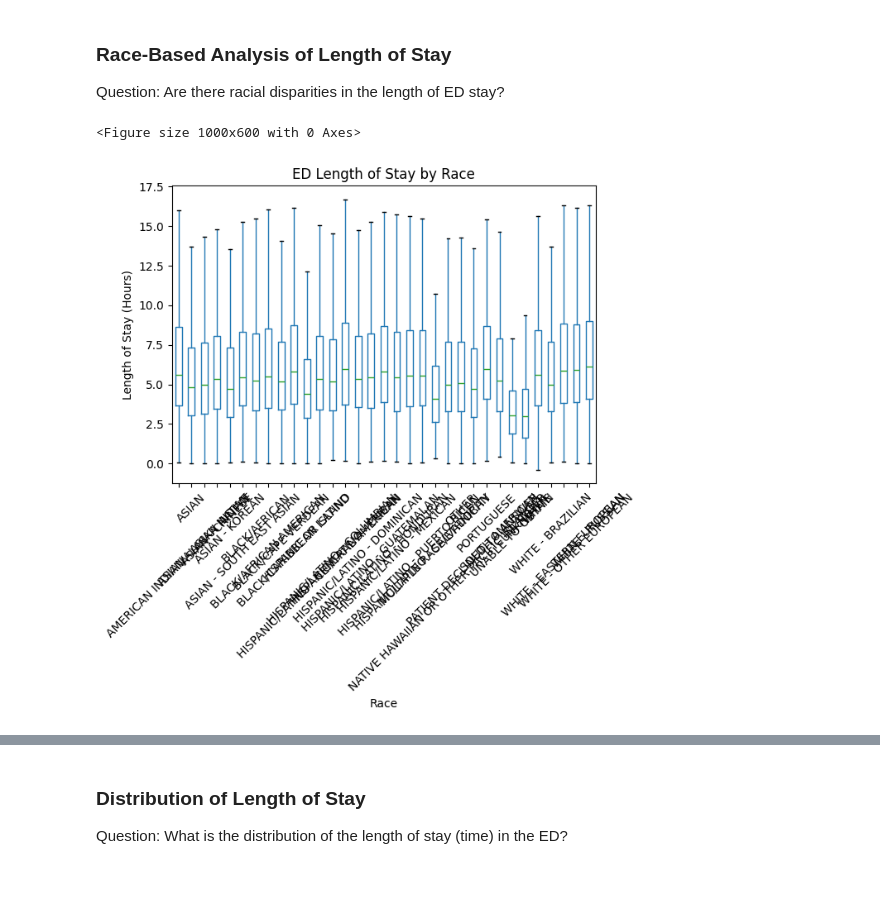
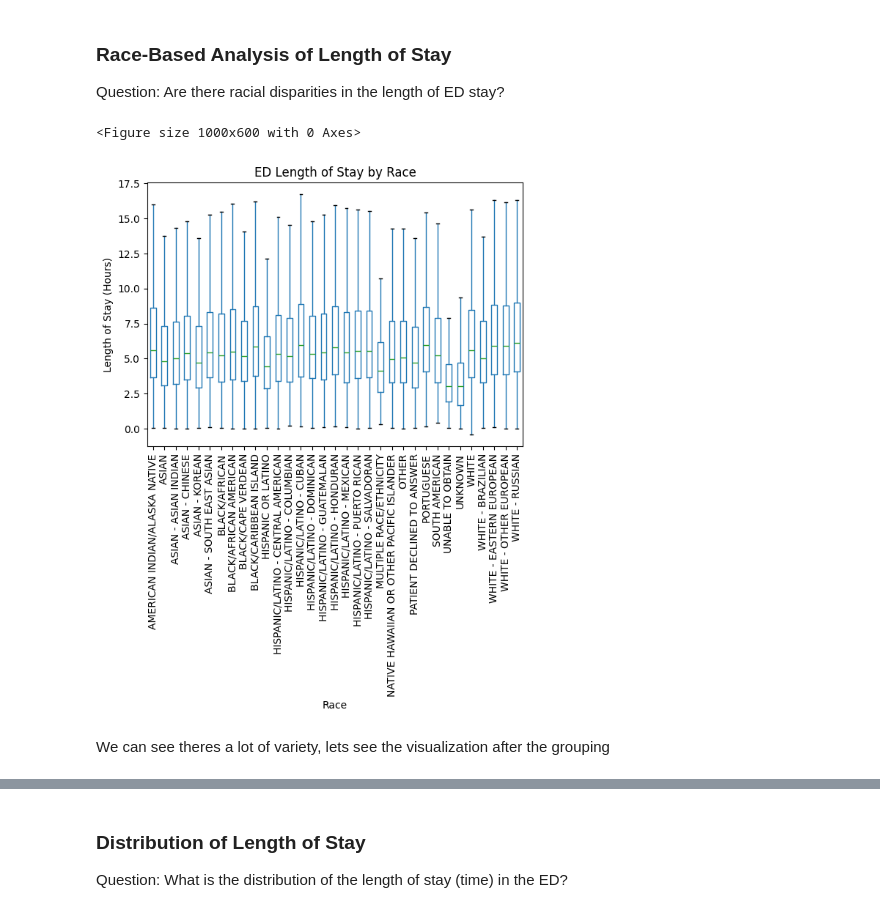
Before and after one commit to JewelsHovan/Milestone-I, a Jupyter notebook: EDA.ipynb, the cells around one changed output, grey strips where cells are left out. Drawn from its saved outputs; the diff is of its cells as text; code cells hidden in the pictures; blank space fills up the shorter version.

```diff
--- a/EDA.ipynb
+++ b/EDA.ipynb
@@ -17,7 +53,9 @@ from utils import nunique_per_cat
 # %%
-ed_stays = pd.read_csv("ED/edstays.csv")
-admissions = pd.read_csv("HOSP/admissions.csv")
-transfers = pd.read_csv("HOSP/transfers.csv")
-
-print(f'Shape of Ed Stays table: {ed_stays.shape}')
-ed_stays.head()
+# Load the dataframes using the file_paths dictionary
+ed_stays = pd.read_csv(file_paths['edstays'])
+admissions = pd.read_csv(file_paths['admissions'])
+transfers = pd.read_csv(file_paths['transfers'])
+diagnosis = pd.read_csv(file_paths['diagnosis'])
+triage = pd.read_csv(file_paths['triage'])
+vitalsigns = pd.read_csv(file_paths['vitalsigns'])
+medrecon = pd.read_csv(file_paths['medrecon'])
@@ -84,11 +115,0 @@ nunique_per_cat(ed_stays)
-# %%
-# convert the time columns into datetime objects for analysis
-ed_stays['intime'] = pd.to_datetime(ed_stays['intime'])
-ed_stays['outtime'] = pd.to_datetime(ed_stays['outtime'])
-# %%
-# compute the length of stay
-ed_stays['length_of_stay'] = (ed_stays['outtime'] - ed_stays['intime']).dt.total_seconds() / 60 # we'll use default in minutes
-# for hours
-ed_stays['length_of_stay_hour'] = ed_stays['length_of_stay'] / 60
-
-ed_stays[["length_of_stay", 'length_of_stay_hour']].head(3)
@@ -100,3 +115,0 @@ ed_stays[["length_of_stay", 'length_of_stay_hour']].head(3)
-# %%
-# processing race feature
-ed_stays['race_grouped'] = ed_stays['race'].map(race_mapping).fillna('Other')
@@ -105,14 +156,16 @@ ed_stays['race_grouped'] = ed_stays['race'].map(race_mapping).fillna('Other')
 Question: Are there racial disparities in the length of ED stay?
 # %%
 plt.figure(figsize=(10,6))
-ed_stays.boxplot(column='length_of_stay_hour', by='race', grid=False, showfliers=False)
+ed_stays.boxplot(column='ed_los_hours', by='race', grid=False, showfliers=False)
 plt.title('ED Length of Stay by Race')
 plt.suptitle('')  # Remove automatic title
 plt.xlabel('Race')
 plt.ylabel('Length of Stay (Hours)')
-plt.xticks(rotation=45)
+plt.xticks(rotation=90)
 plt.savefig("visualizations/ED-Stay-By-Race.png")
 plt.show()
 # %% [output]
 <Figure size 1000x600 with 0 Axes>
-[figure, old version]
+[figure, new version]
+# %% [markdown]
+We can see theres a lot of variety, lets see the visualization after the grouping
```
Also changed, not shown: parts of 67 cells of this notebook, 7 other files.
